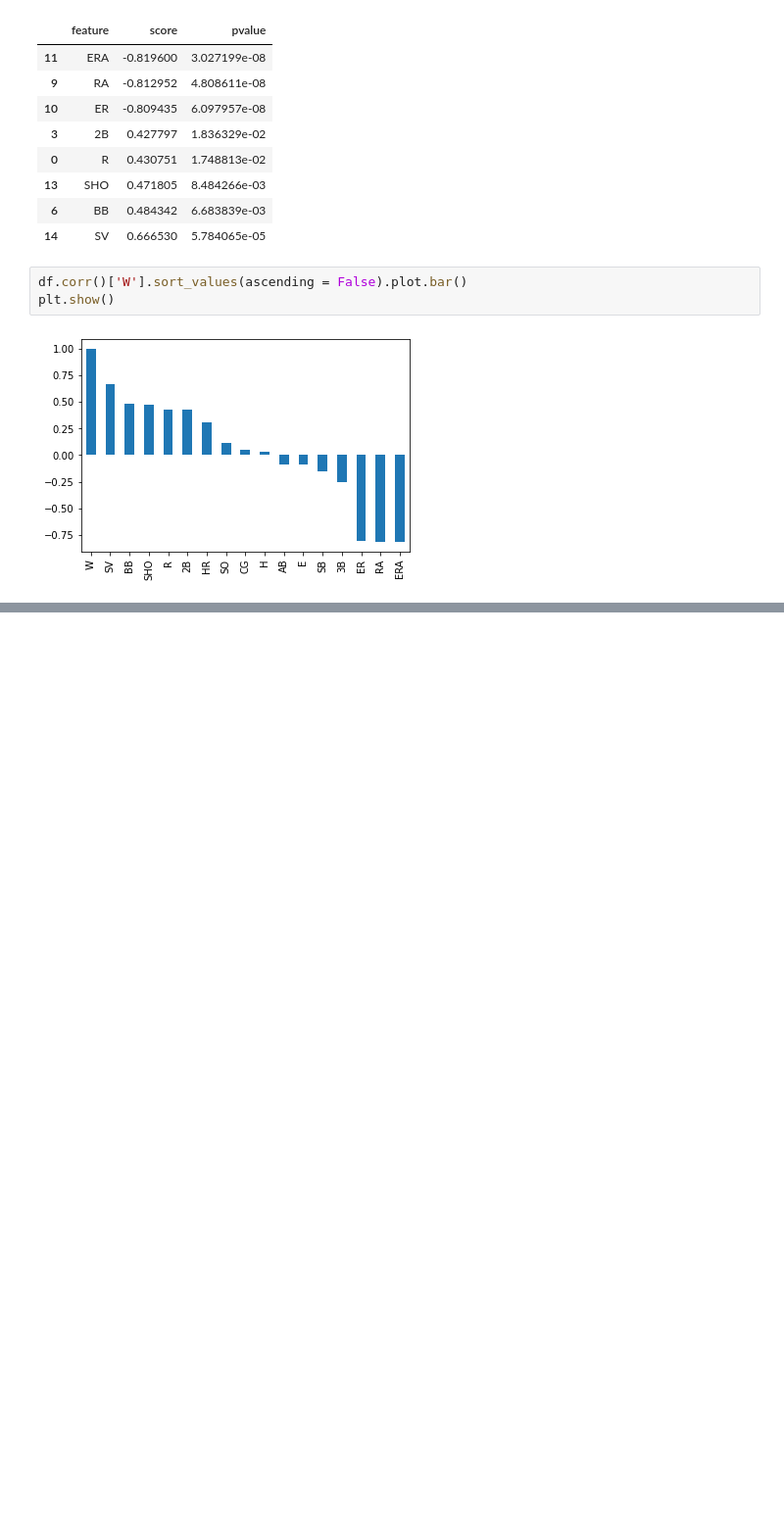
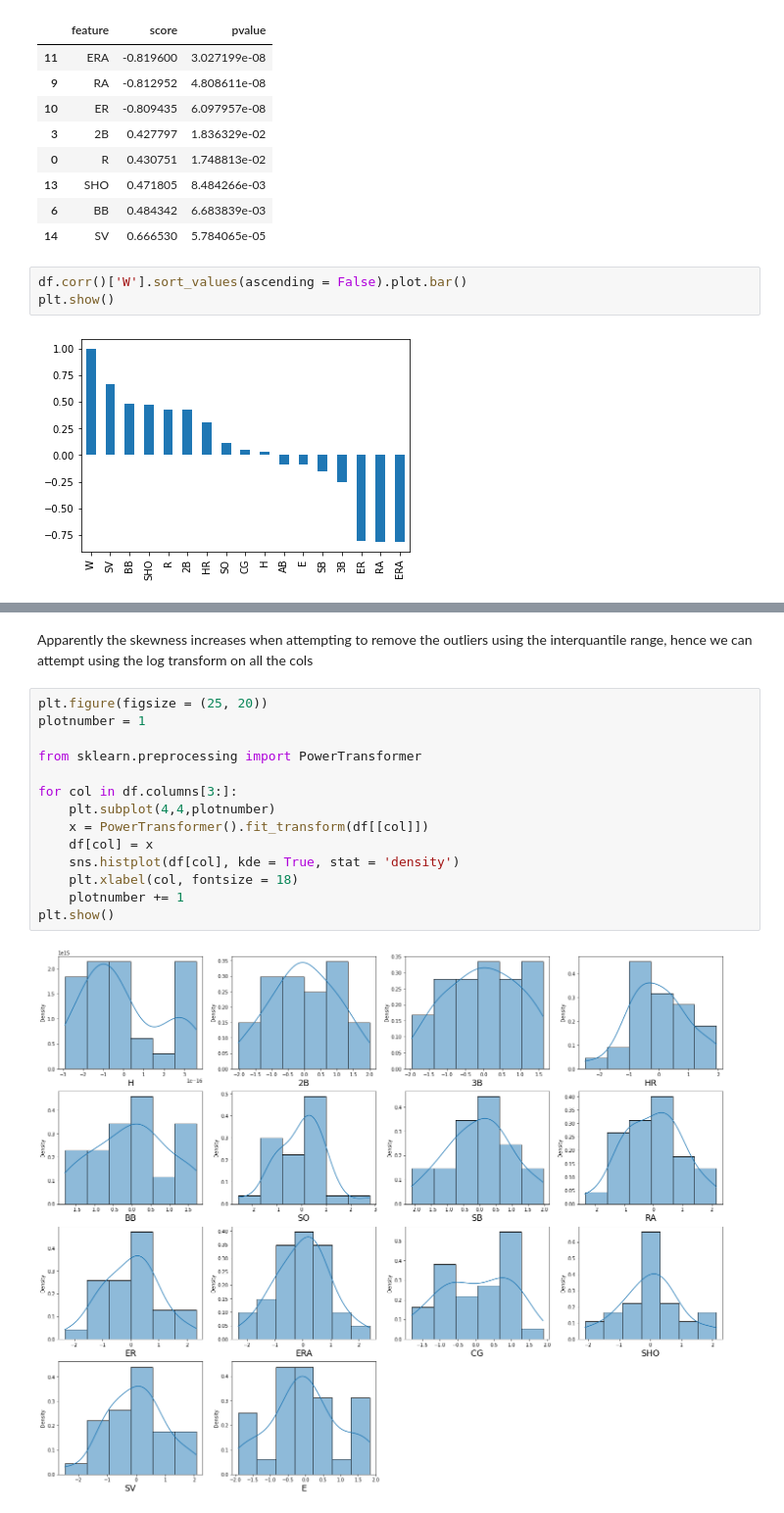
Before and after one commit to zobekenobe/DT-Evaluation-Project, a Jupyter notebook: Project 1.ipynb, the cells around one changed output, grey strips where cells are left out. Shown at 98% size. Drawn from its saved outputs; the diff is of its cells as text; blank space fills up the shorter version.

```diff
--- a/Project 1.ipynb
+++ b/Project 1.ipynb
@@ -184,0 +227,18 @@ plt.show()
+# %% [markdown]
+Apparently the skewness increases when attempting to remove the outliers using the interquantile range, hence we can attempt using the log transform on all the cols
+# %%
+plt.figure(figsize = (25, 20))
+plotnumber = 1
+
+from sklearn.preprocessing import PowerTransformer
+
+for col in df.columns[3:]:
+    plt.subplot(4,4,plotnumber)
+    x = PowerTransformer().fit_transform(df[[col]])
+    df[col] = x
+    sns.histplot(df[col], kde = True, stat = 'density')
+    plt.xlabel(col, fontsize = 18)
+    plotnumber += 1
+plt.show()
+# %% [output]
+[figure, added]
```
Also changed, not shown: parts of 21 cells of this notebook.
